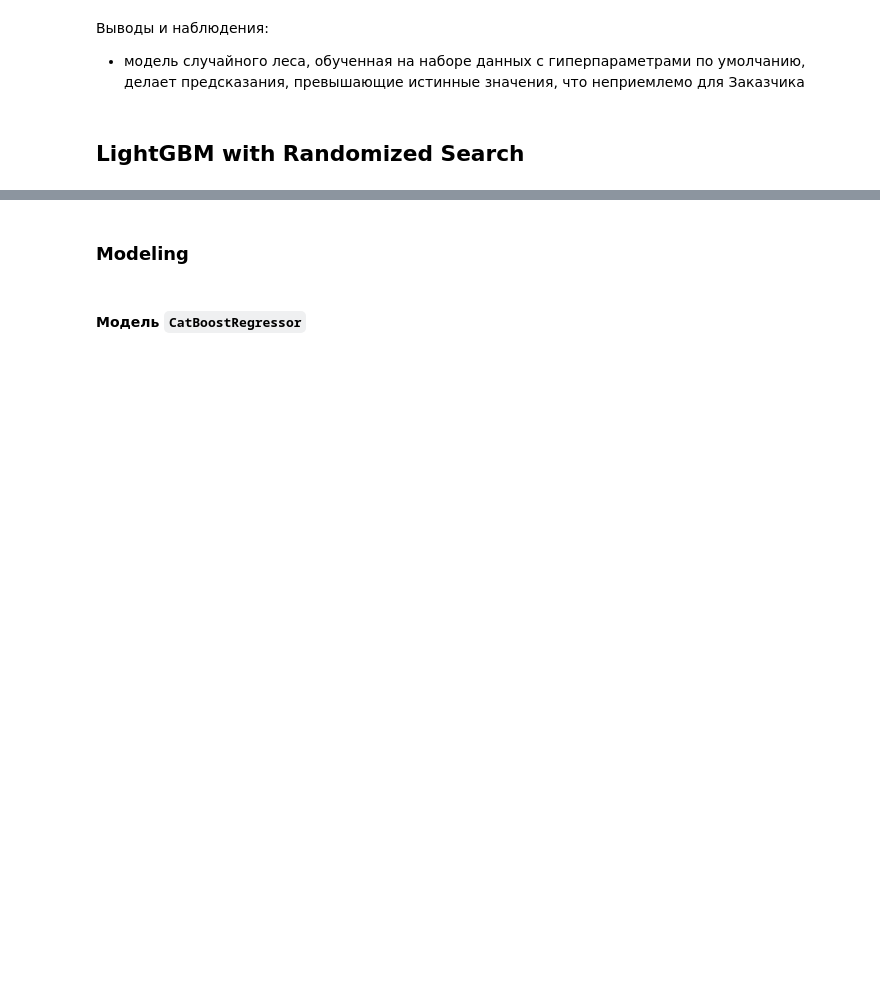
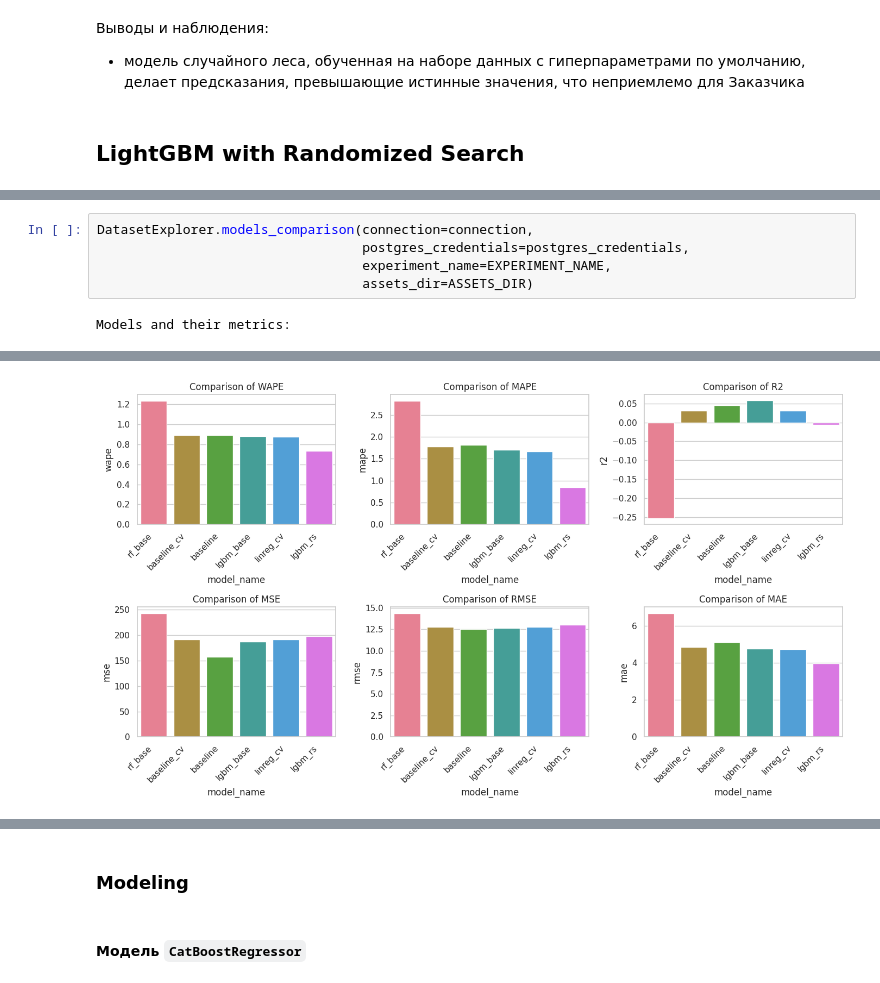
Before and after one commit to denis-42ds/demand_forecast_lenta, a Jupyter notebook: demand_forecast.ipynb, the cells around one changed output, grey strips where cells are left out. Drawn from its saved outputs; the diff is of its cells as text; blank space fills up the shorter version.

```diff
--- a/demand_forecast.ipynb
+++ b/demand_forecast.ipynb
@@ -1169,0 +1290,7 @@ Models and their metrics:
+# %%
+DatasetExplorer.models_comparison(connection=connection,
+                                  postgres_credentials=postgres_credentials,
+                                  experiment_name=EXPERIMENT_NAME,
+                                  assets_dir=ASSETS_DIR)
+# %% [output]
+Models and their metrics:
@@ -1169,0 +1304 @@ Models and their metrics:
+[figure, added]
```
Also changed, not shown: parts of 6 cells of this notebook, 8 other files.
